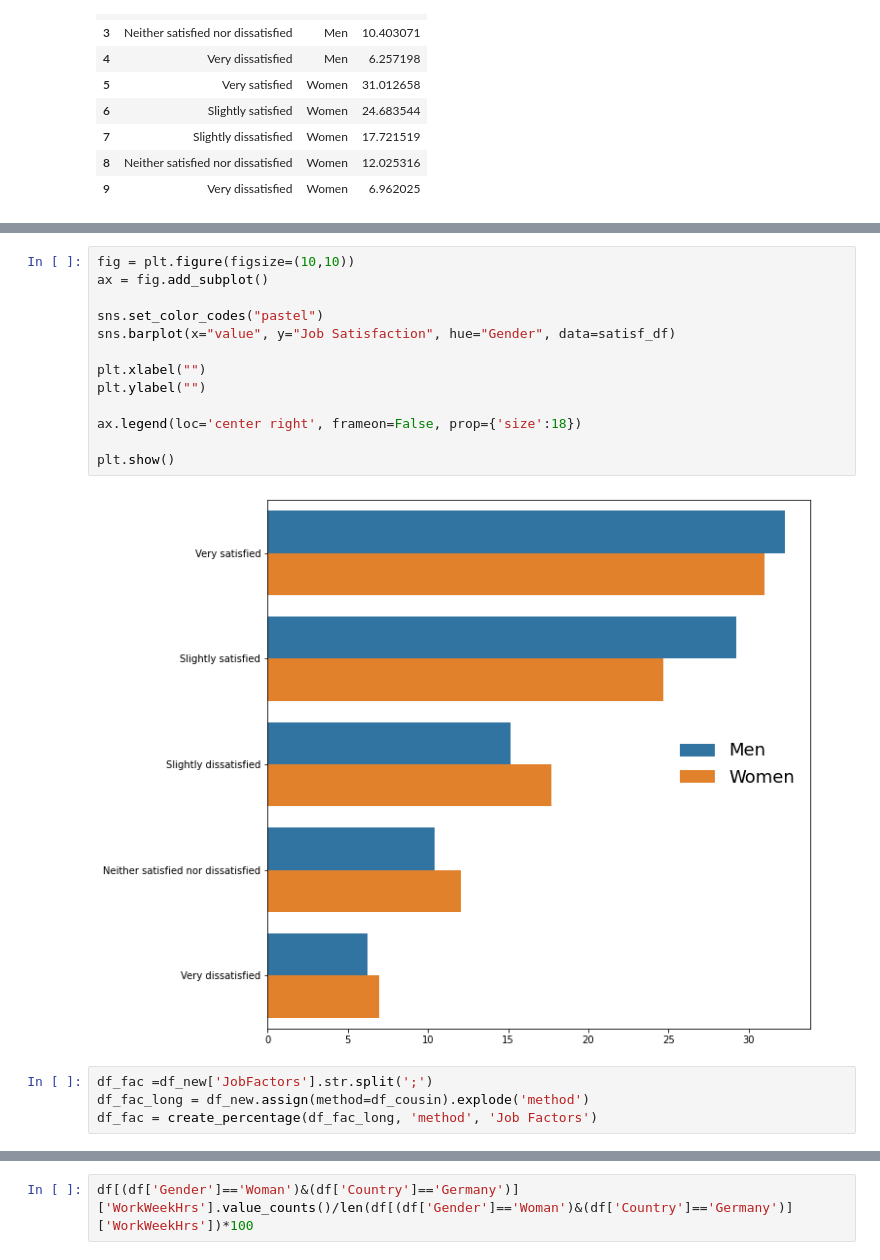
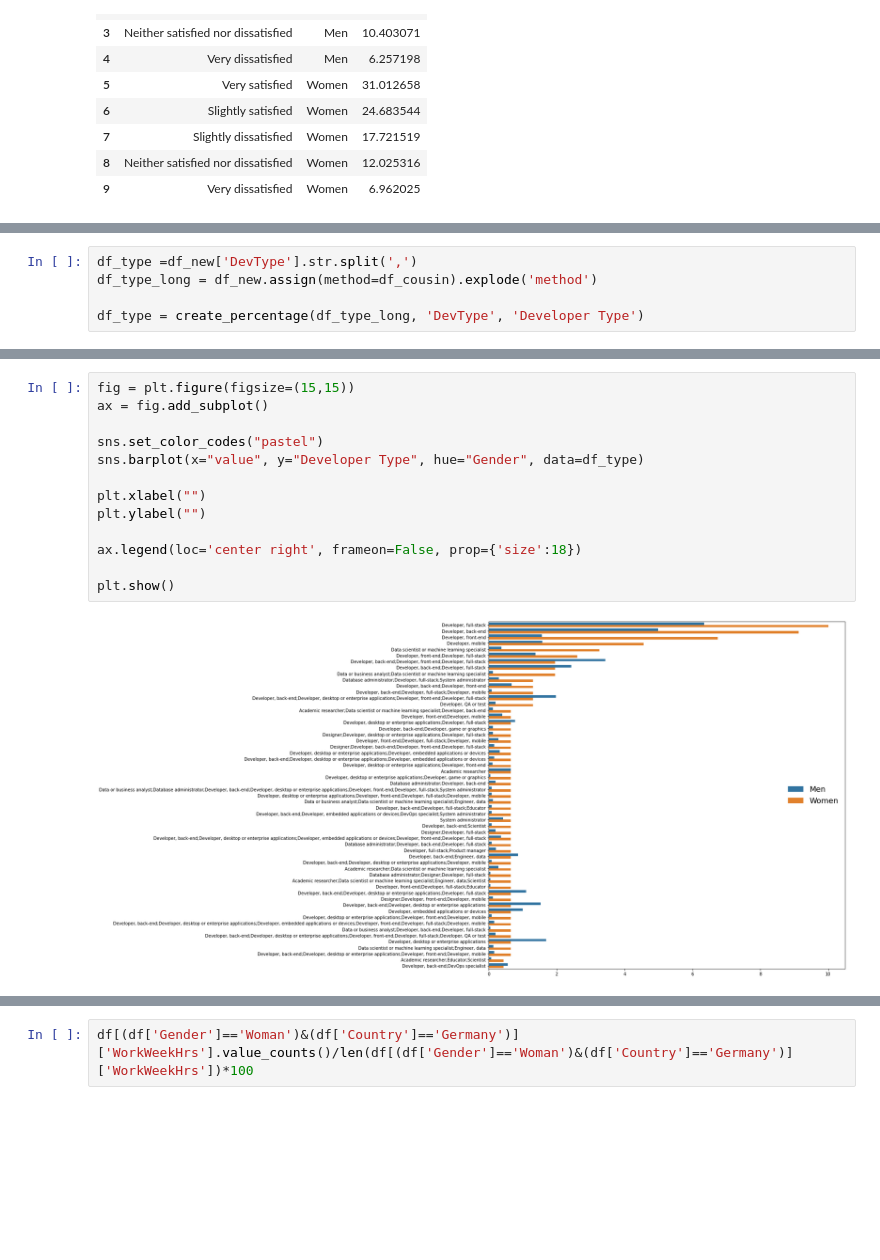
Before and after one commit to iris-theof/developers_survey, a Jupyter notebook: developers_insights.ipynb, the cells around one changed output, grey strips where cells are left out. Drawn from its saved outputs; the diff is of its cells as text; blank space fills up the shorter version.

```diff
--- a/developers_insights.ipynb
+++ b/developers_insights.ipynb
@@ -278,0 +318,5 @@ satisf_df.head(10)
+# %%
+df_type =df_new['DevType'].str.split(',')
+df_type_long = df_new.assign(method=df_cousin).explode('method')
+
+df_type = create_percentage(df_type_long, 'DevType', 'Developer Type')
@@ -279,19 +342,15 @@ satisf_df.head(10)
 # %%
-fig = plt.figure(figsize=(10,10))
+fig = plt.figure(figsize=(15,15))
 ax = fig.add_subplot()
 
 sns.set_color_codes("pastel")
-sns.barplot(x="value", y="Job Satisfaction", hue="Gender", data=satisf_df)
+sns.barplot(x="value", y="Developer Type", hue="Gender", data=df_type)
 
 plt.xlabel("")
 plt.ylabel("")
 
 ax.legend(loc='center right', frameon=False, prop={'size':18})
 
 plt.show()
 # %% [output]
-[figure, old version]
+[figure, new version]
-# %%
-df_fac =df_new['JobFactors'].str.split(';')
-df_fac_long = df_new.assign(method=df_cousin).explode('method')
-df_fac = create_percentage(df_fac_long, 'method', 'Job Factors')
```
Also changed, not shown: parts of 18 cells of this notebook.
